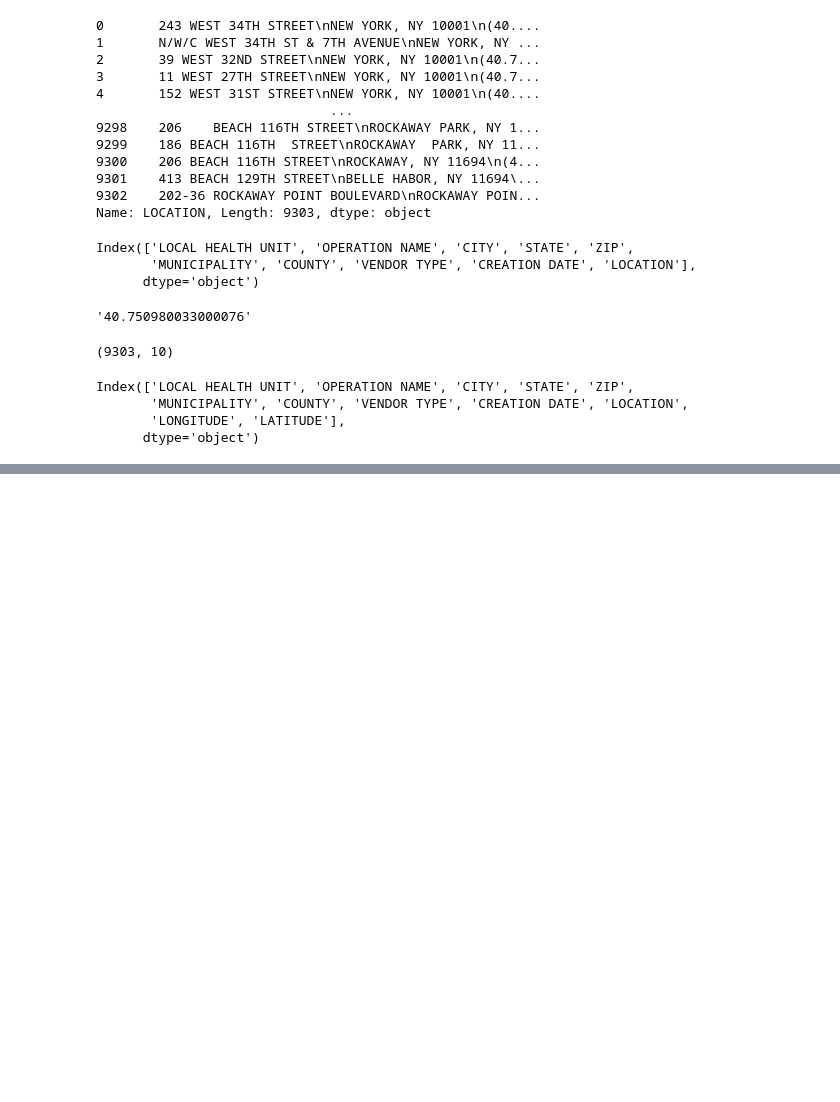
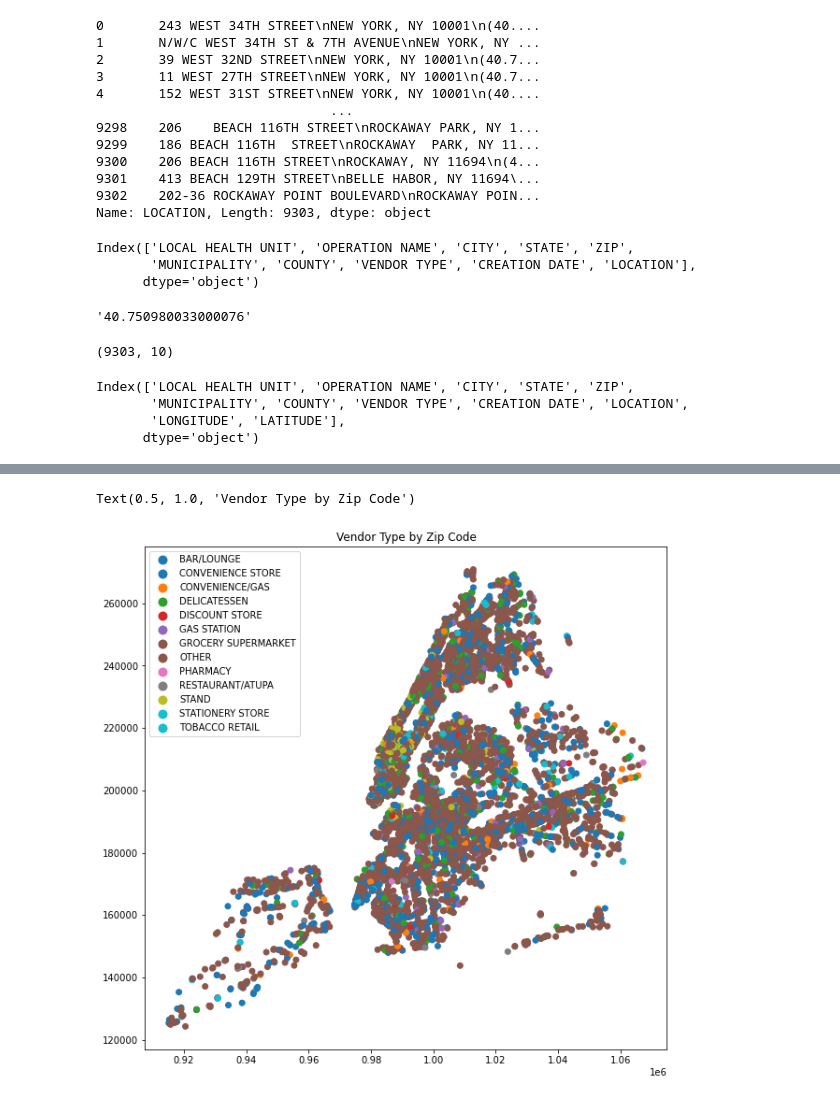
Before and after one commit to ajay1808/CUSP-London-Data-Dive, a Jupyter notebook: Smoke Data.ipynb, the cells around one changed output, grey strips where cells are left out. Cells and saved outputs as stored; diff of their text form; code cells hidden in the pictures; blank space fills up the shorter version.

```diff
--- a/Smoke Data.ipynb
+++ b/Smoke Data.ipynb
@@ -84,0 +98,3 @@ smoke_data.head()
+# %%
+zips = gpd.read_file('ZIP_CODE_040114/ZIP_CODE_040114.shp')
+zips.head()
@@ -84,0 +108,10 @@ smoke_data.head()
+# %%
+smoke_data1=pd.read_csv("smoke_data.csv")
+# %%
+geometry = [Point(xy) for xy in zip(smoke_data1.LONGITUDE, smoke_data1.LATITUDE)]
+data_geo=smoke_data1.drop(['LATITUDE','LONGITUDE'],axis=1)
+geonew = gpd.GeoDataFrame(data_geo,geometry=geometry,crs={'init': 'epsg:4326'})
+
+geonew.drop(['Unnamed: 0'],axis=1, inplace=True)
+geonew.reset_index(drop=True,inplace=True)
+geonew.head()
@@ -84,0 +205,6 @@ smoke_data.head()
+# %%
+smoke_data1_grouped = gpd.sjoin(geonew.to_crs({'init': 'epsg:2263'}), zips, op='within', how='inner')
+smoke_data1_grouped.plot(figsize = (10,10),column = 'VENDOR TYPE',legend=True).set_title("Vendor Type by Zip Code")
+# %% [output]
+Text(0.5, 1.0, 'Vendor Type by Zip Code')
+[figure, added]
```
Also changed, not shown: parts of 14 cells of this notebook.
